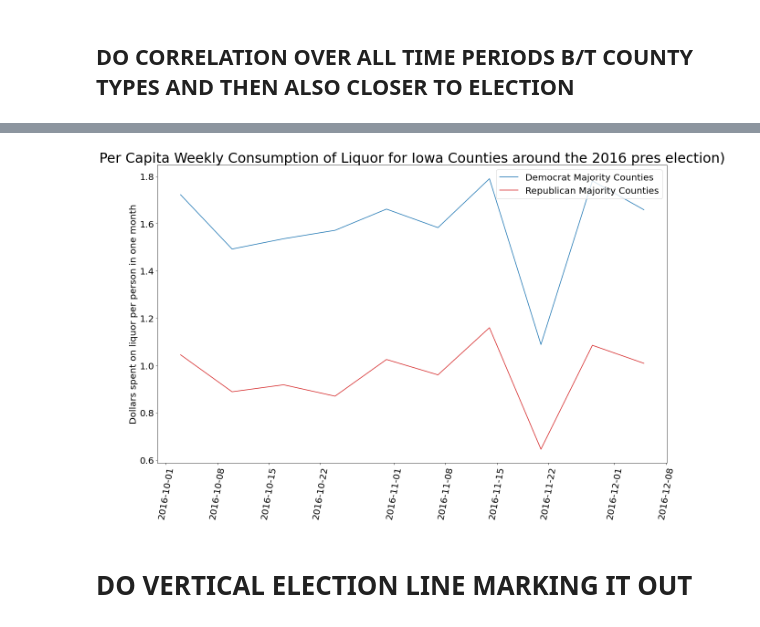
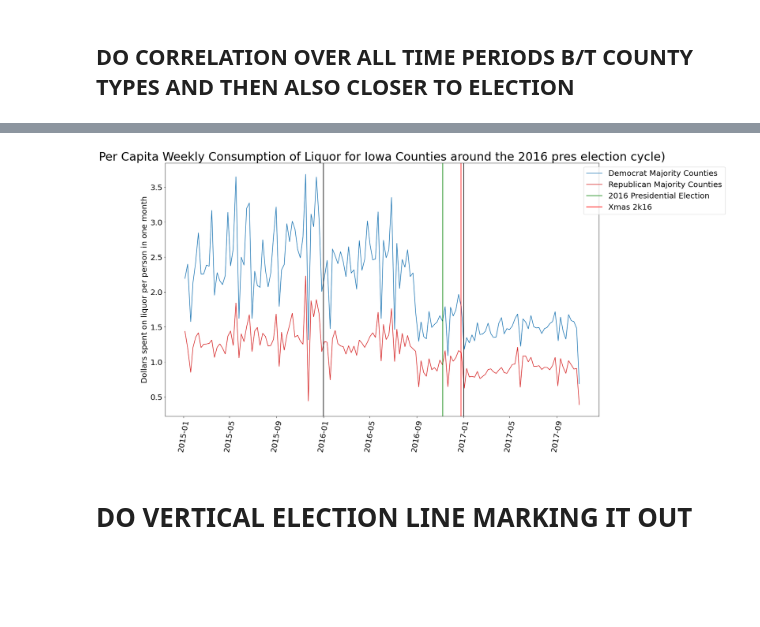
Before and after one commit to kekstrom/ACE592_group, a Jupyter notebook: Iowa Liquor Data Vis.ipynb, the cells around one changed output, grey strips where cells are left out. Cells and saved outputs as stored; diff of their text form; code cells hidden in the pictures; blank space fills up the shorter version.

```diff
--- a/Iowa Liquor Data Vis.ipynb
+++ b/Iowa Liquor Data Vis.ipynb
@@ -60,3 +82,5 @@ plt.axis('off');
 # %%
 iowa['percR']=(iowa.PRES16R/iowa.TOTVOT16)*100 #create column for percent of votes to Republicans
 iowa['percD']=(iowa.PRES16D/iowa.TOTVOT16)*100 #create column for percent of votes to Democrats
+# %%
+iowa['percR_relD']=iowa.PRES16R/(iowa.PRES16R+iowa.PRES16D)
@@ -200,3 +312,30 @@ elecdem=elecdem.loc[(elecdem.beg_week_date>='2016-10-01')&(elecdem.beg_week_date
 # %%
 elecrep=elecrep.set_index('beg_week_date')
 elecdem=elecdem.set_index('beg_week_date')
+# %%
+plt.figure(figsize=(20,12))
+plt.plot(elecdem['Per_cap_liq_cons'],  color='tab:blue',label='Democrat Majority Counties');
+plt.plot(elecrep['Per_cap_liq_cons'],color='tab:red',label='Republican Majority Counties');
+plt.legend(loc='upper right',bbox_to_anchor=(1,1),fontsize=20);
+plt.title('Per Capita Weekly Consumption of Liquor for Iowa Counties around the 2016 pres election cycle)',fontsize=30);
+plt.xticks(rotation=80,fontsize=20)
+plt.ylabel('Dollars spent on liquor per person in one month',fontsize=20)
+plt.yticks(fontsize=20)
+plt.ylim(0,)
+xcoords=['2016-01-01','2017-01-01']
+colors=['k','k']
+for xc,c in zip(xcoords,colors):
+    plt.axvline(x=xc,c=c)
+
+plt.annotate('2016 Presidential election day', fontsize=20, xy=('2016-11-08',1.78), xytext=('2016-11-08',2.05),arrowprops=dict(facecolor="black"))
+#plt.annotate('2016 Presidential election', fontsize=20, xy=('2016-11-08',1.0), xytext=('2016-12-08',0.5),arrowprops=dict(facecolor="black"))
+plt.annotate('Iowa Caucus', fontsize=20, xy=('2016-02-01',2.59), xytext=('2016-02-01',3.0),arrowprops=dict(facecolor="black"))
+plt.annotate('Trump secures R Nom', fontsize=20, xy=('2016-05-26',2.59), xytext=('2016-05-26',3.0),arrowprops=dict(facecolor="black"))
+plt.annotate('Clinton secures D Nom', fontsize=20, xy=('2016-06-06',1.39), xytext=('2016-06-06',.65),arrowprops=dict(facecolor="black"))
+plt.annotate('1st Debate', fontsize=20, xy=('2016-10-09',1.5), xytext=('2016-09-23',1.69),arrowprops=dict(facecolor="black"))
+plt.annotate('2nd Debate', fontsize=20, xy=('2016-10-19',.89), xytext=('2016-10-19',.25),arrowprops=dict(facecolor="black"))
+plt.annotate('3rd Debate', fontsize=20, xy=('2016-10-25',.89), xytext=('2016-10-25',.45),arrowprops=dict(facecolor="black"))
+#plt.annotate('Iowa State Fair', fontsize=20, xy=('2015-08-13',.89), xytext=('2015-08-13',.45),arrowprops=dict(facecolor="black"))  #didn't include 2015
+plt.annotate('Inauguration', fontsize=20, xy=('2017-01-20',1.33), xytext=('2017-01-20',1.65),arrowprops=dict(facecolor="black"))
+
+plt.show()
@@ -203,15 +344,27 @@ elecdem=elecdem.set_index('beg_week_date')
 # %%
 plt.figure(figsize=(20,12))
 plt.plot(elecdem['Per_cap_liq_cons'],  color='tab:blue',label='Democrat Majority Counties');
 plt.plot(elecrep['Per_cap_liq_cons'],color='tab:red',label='Republican Majority Counties');
-plt.legend(loc='upper right',bbox_to_anchor=(1,1),fontsize=20);
-plt.title('Per Capita Weekly Consumption of Liquor for Iowa Counties around the 2016 pres election)',fontsize=30);
+plt.title('Per Capita Weekly Consumption of Liquor for Iowa Counties around the 2016 pres election cycle)',fontsize=30);
 plt.xticks(rotation=80,fontsize=20)
 plt.ylabel('Dollars spent on liquor per person in one month',fontsize=20)
 plt.yticks(fontsize=20)
+
+xcoords=['2016-01-01','2017-01-01']
+colors=['k','k']
+for xc,c in zip(xcoords,colors):
+    plt.axvline(x=xc,c=c)
+
+xcoords=['2016-11-08','2016-12-25']
+label=['2016 Presidential Election','Xmas 2k16']
+colors=['green','red']
+for xc,c,z in zip(xcoords,colors,label):
+    plt.axvline(x=xc,c=c,label='{}'.format(z))
+
+plt.legend(loc='upper right',bbox_to_anchor=(1.3,1),fontsize=20)
 plt.show()
 # %% [output]
-[figure, old version]
+[figure, new version]
 # %% [markdown]
 # DO VERTICAL ELECTION LINE MARKING IT OUT
 # %% [markdown]
```
Also changed, not shown: parts of 38 cells of this notebook.
